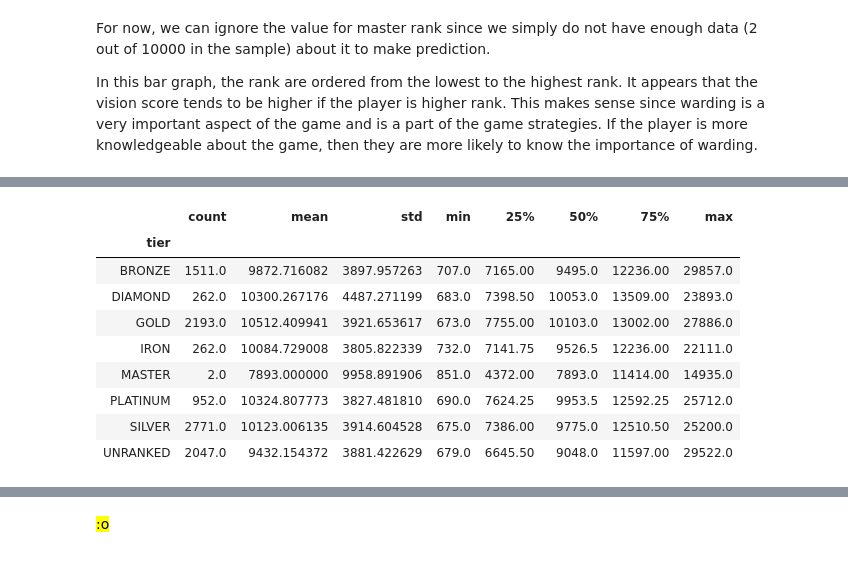
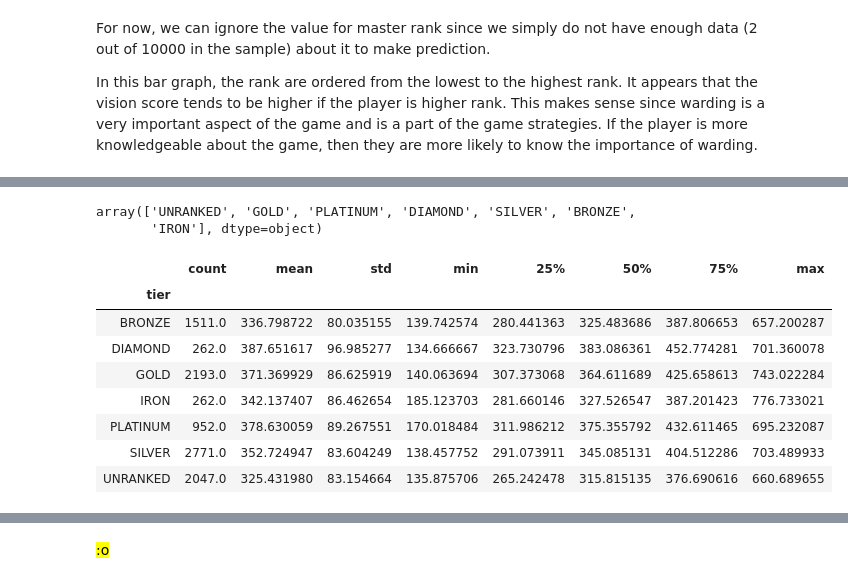
Before and after one commit to gliu36/320-final-project, a Jupyter notebook: finaltutorial.ipynb, the cells around one changed output, grey strips where cells are left out. Drawn from its saved outputs; the diff is of its cells as text; code cells hidden in the pictures.

```diff
--- a/finaltutorial.ipynb
+++ b/finaltutorial.ipynb
@@ -500,14 +494,28 @@ gold_dict
-# %%
-rankgroup.describe()['goldEarned']
-# %% [output]
-|  | count | mean | std | min | 25% | 50% | 75% | max |
-| tier |  |  |  |  |  |  |  |  |
-| BRONZE | 1511.0 | 9872.716082 | 3897.957263 | 707.0 | 7165.00 | 9495.0 | 12236.00 | 29857.0 |
-| DIAMOND | 262.0 | 10300.267176 | 4487.271199 | 683.0 | 7398.50 | 10053.0 | 13509.00 | 23893.0 |
-| GOLD | 2193.0 | 10512.409941 | 3921.653617 | 673.0 | 7755.00 | 10103.0 | 13002.00 | 27886.0 |
-| IRON | 262.0 | 10084.729008 | 3805.822339 | 732.0 | 7141.75 | 9526.5 | 12236.00 | 22111.0 |
-| MASTER | 2.0 | 7893.000000 | 9958.891906 | 851.0 | 4372.00 | 7893.0 | 11414.00 | 14935.0 |
-| PLATINUM | 952.0 | 10324.807773 | 3827.481810 | 690.0 | 7624.25 | 9953.5 | 12592.25 | 25712.0 |
-| SILVER | 2771.0 | 10123.006135 | 3914.604528 | 675.0 | 7386.00 | 9775.0 | 12510.50 | 25200.0 |
-| UNRANKED | 2047.0 | 9432.154372 | 3881.422629 | 679.0 | 6645.50 | 9048.0 | 11597.00 | 29522.0 |
+# %%
+gold_match = matches
+gold_match['gameDuration'] /= 60
+gold_match['goldEarned'] /= gold_match['gameDuration'] #gold earned per minute
+gold_match = gold_match.drop(rankgroup.get_group('MASTER').index)
+gold_match['tier'].unique()
+# %% [output]
+array(['UNRANKED', 'GOLD', 'PLATINUM', 'DIAMOND', 'SILVER', 'BRONZE',
+       'IRON'], dtype=object)
+# %%
+goldgroup = gold_match.groupby('tier')
+rank = ['UNRANKED', 'IRON', 'BRONZE', 'SILVER', 'GOLD', 'PLATINUM', 'DIAMOND']
+gold_dict = {r: None for r in rank}
+
+for g in goldgroup.groups:
+    gold_dict[g] = goldgroup.get_group(g)['goldEarned'].mean()
+goldgroup.describe()['goldEarned']
+# %% [output]
+|  | count | mean | std | min | 25% | 50% | 75% | max |
+| tier |  |  |  |  |  |  |  |  |
+| BRONZE | 1511.0 | 336.798722 | 80.035155 | 139.742574 | 280.441363 | 325.483686 | 387.806653 | 657.200287 |
+| DIAMOND | 262.0 | 387.651617 | 96.985277 | 134.666667 | 323.730796 | 383.086361 | 452.774281 | 701.360078 |
+| GOLD | 2193.0 | 371.369929 | 86.625919 | 140.063694 | 307.373068 | 364.611689 | 425.658613 | 743.022284 |
+| IRON | 262.0 | 342.137407 | 86.462654 | 185.123703 | 281.660146 | 327.526547 | 387.201423 | 776.733021 |
+| PLATINUM | 952.0 | 378.630059 | 89.267551 | 170.018484 | 311.986212 | 375.355792 | 432.611465 | 695.232087 |
+| SILVER | 2771.0 | 352.724947 | 83.604249 | 138.457752 | 291.073911 | 345.085131 | 404.512286 | 703.489933 |
+| UNRANKED | 2047.0 | 325.431980 | 83.154664 | 135.875706 | 265.242478 | 315.815135 | 376.690616 | 660.689655 |
 # %%
```
Also changed, not shown: parts of 12 cells of this notebook.
